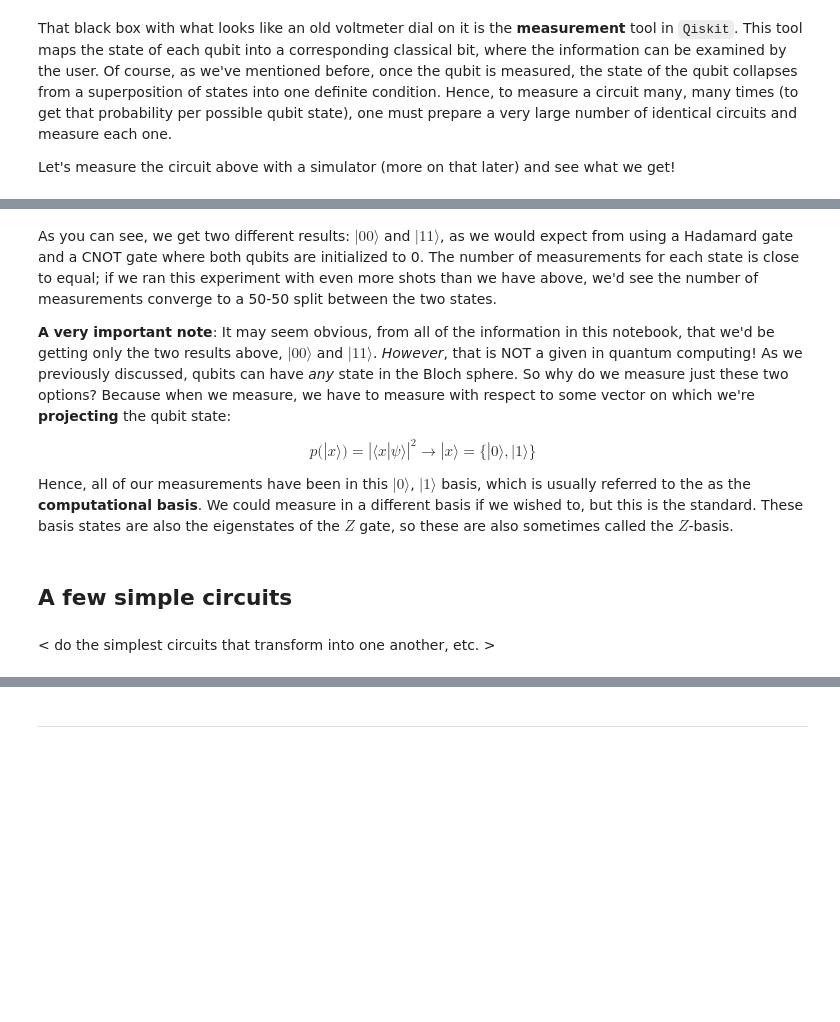
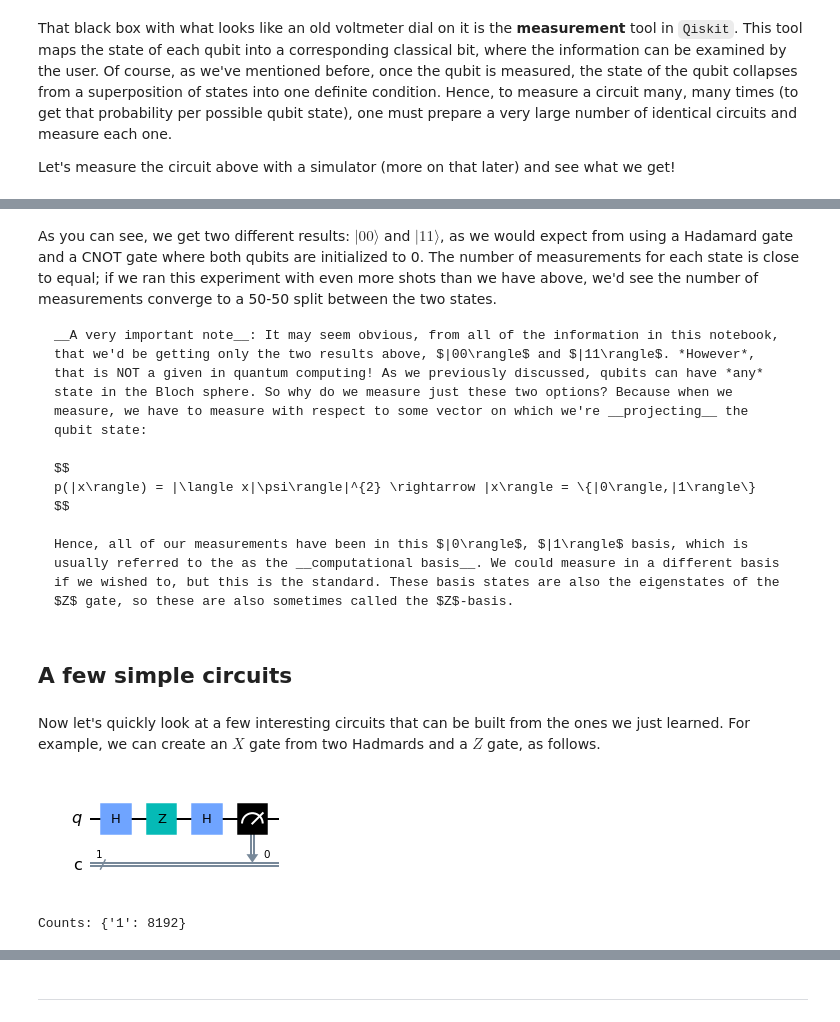
Before and after one commit to kylegodbey/nuclear-quantum-computing, a Jupyter notebook: nuclear-qc/intro-qc/gates.ipynb, the cells around one changed output, grey strips where cells are left out. Cells and saved outputs as stored; diff of their text form; code cells hidden in the pictures; blank space fills up the shorter version.

````diff
--- a/nuclear-qc/intro-qc/gates.ipynb
+++ b/nuclear-qc/intro-qc/gates.ipynb
@@ -358,6 +358,7 @@ Counts: {'00': 4165, '11': 4027}
 # %% [markdown]
 As you can see, we get two different results: $|00\rangle$ and $|11\rangle$, as we would expect from using a Hadamard gate and a CNOT gate where both qubits are initialized to 0. The number of measurements for each state is close to equal; if we ran this experiment with even more shots than we have above, we'd see the number of measurements converge to a 50-50 split between the two states.
 
+```
 __A very important note__: It may seem obvious, from all of the information in this notebook, that we'd be getting only the two results above, $|00\rangle$ and $|11\rangle$. *However*, that is NOT a given in quantum computing! As we previously discussed, qubits can have *any* state in the Bloch sphere. So why do we measure just these two options? Because when we measure, we have to measure with respect to some vector on which we're __projecting__ the qubit state:
 
 $$
@@ -365,7 +366,25 @@ p(|x\rangle) = |\langle x|\psi\rangle|^{2} \rightarrow |x\rangle = \{|0\rangle,|
 $$
 
 Hence, all of our measurements have been in this $|0\rangle$, $|1\rangle$ basis, which is usually referred to the as the __computational basis__. We could measure in a different basis if we wished to, but this is the standard. These basis states are also the eigenstates of the $Z$ gate, so these are also sometimes called the $Z$-basis.
+```
 # %% [markdown]
 ## A few simple circuits
-# %% [markdown]
-< do the simplest circuits that transform into one another, etc. >
+# %% [markdown]
+Now let's quickly look at a few interesting circuits that can be built from the ones we just learned. For example, we can create an $X$ gate from two Hadmards and a $Z$ gate, as follows.
+# %%
+# X = HZH circuit
+qhzh = qiskit.QuantumCircuit(1,1)
+qhzh.h(0)
+qhzh.z(0)
+qhzh.h(0)
+qhzh.measure(0,0)
+qhzh.draw("mpl")
+# %% [output]
+[figure, added]
+# %%
+# check equivalence to X gate by measuring the circuit
+qc_trans = qiskit.transpile(qhzh,sim)
+counts = sim.run(qc_trans, shots=shots).result().get_counts()
+print("Counts: {}".format(counts))
+# %% [output]
+Counts: {'1': 8192}
````
Also changed, not shown: parts of 12 cells of this notebook.
